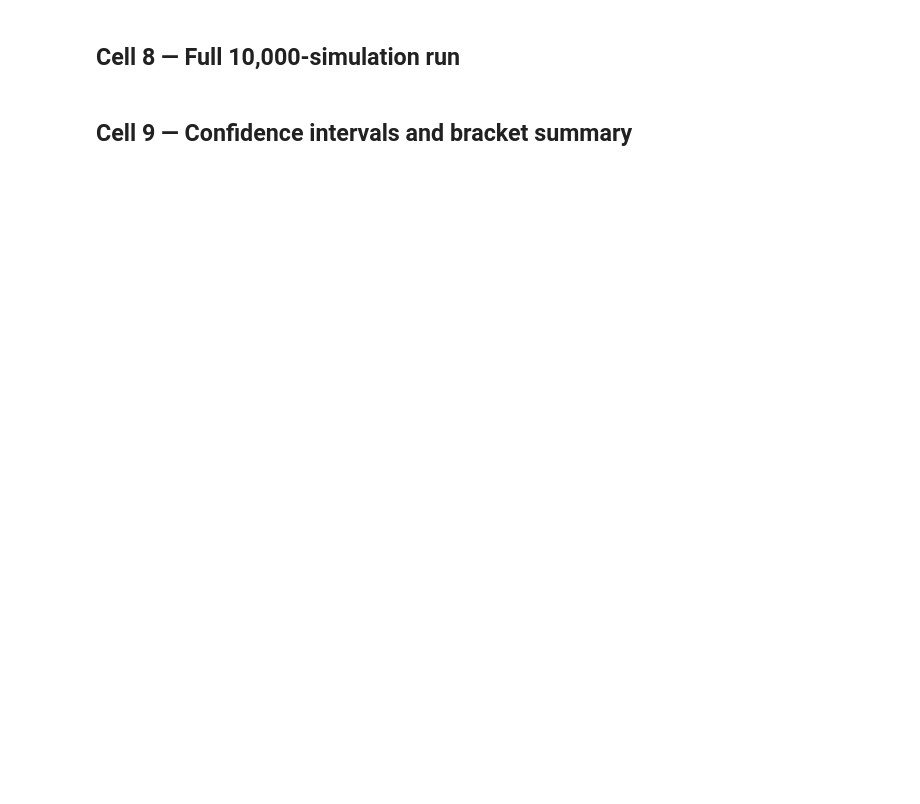
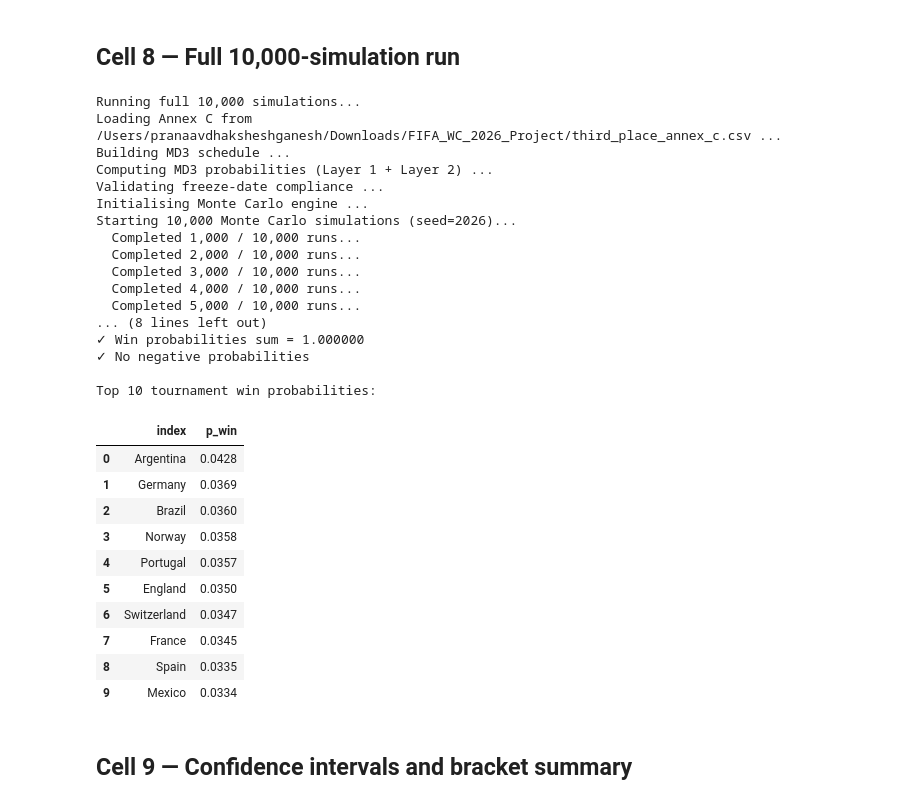
Before and after one commit to pranaavdhakshesh/fifa-world-cup-2026-forecast-engine, a Jupyter notebook: notebooks/04_simulation.ipynb, the cells around one changed output. Saved outputs shown, nothing was run; the diff lists cells and outputs as text; code cells hidden in the pictures; blank space fills up the shorter version.

```diff
--- a/notebooks/04_simulation.ipynb
+++ b/notebooks/04_simulation.ipynb
@@ -247,40 +386,66 @@ if hasattr(results_1k, "win_probabilities"):
 # %%
 print("Running full 10,000 simulations...")
 t0 = time.time()
 
 with warnings.catch_warnings():
     warnings.simplefilter("ignore")
     results = run_tournament_simulation(
+        ensemble,
+        team_features,
+        ds16,
+        ds17,
+        frozen_standings,
+        ANNEX_C,
+        fifa_ranks,
         n_simulations=10_000,
-        group_model=group_model,
-        knockout_model=knockout_model,
-        penalty_model=penalty_model,
-        team_features=team_features,
-        md3_schedule=md3_schedule,
-        ds16=ds16,
-        ds17=ds17,
-        annex_c_path=DATA_ROOT / "third_place_annex_c.csv",
         seed=2026,
     )
 
 elapsed = time.time() - t0
 print(f"10,000 simulations completed in {elapsed:.1f}s")
 
-# Core invariants
-if hasattr(results, "win_probabilities"):
-    wp = results.win_probabilities
-    if isinstance(wp, dict):
-        wp_series = pd.Series(wp)
-    else:
-        wp_series = wp
+wp = results.win_prob
+if isinstance(wp, dict):
+    wp_series = pd.Series(wp)
+else:
+    wp_series = wp
 
-    assert abs(wp_series.sum() - 1.0) < 1e-4, f"Sum of win probs = {wp_series.sum()}"
-    assert (wp_series >= 0).all(), "Negative win probabilities found"
-    print(f"\n✓ Win probabilities sum = {wp_series.sum():.6f}")
-    print(f"✓ No negative probabilities")
+assert abs(wp_series.sum() - 1.0) < 1e-4, f"Sum of win probs = {wp_series.sum()}"
+assert (wp_series >= 0).all(), "Negative win probabilities found"
+print(f"\n✓ Win probabilities sum = {wp_series.sum():.6f}")
+print(f"✓ No negative probabilities")
 
-    print("\nTop 10 tournament win probabilities:")
-    display(wp_series.sort_values(ascending=False).head(10).rename("p_win").reset_index())
+print("\nTop 10 tournament win probabilities:")
+display(wp_series.sort_values(ascending=False).head(10).rename("p_win").reset_index())
+# %% [output]
+Running full 10,000 simulations...
+Loading Annex C from /Users/pranaavdhaksheshganesh/Downloads/FIFA_WC_2026_Project/third_place_annex_c.csv ...
+Building MD3 schedule ...
+Computing MD3 probabilities (Layer 1 + Layer 2) ...
+Validating freeze-date compliance ...
+Initialising Monte Carlo engine ...
+Starting 10,000 Monte Carlo simulations (seed=2026)...
+  Completed 1,000 / 10,000 runs...
+  Completed 2,000 / 10,000 runs...
+  Completed 3,000 / 10,000 runs...
+  Completed 4,000 / 10,000 runs...
+  Completed 5,000 / 10,000 runs...
+... (8 lines left out)
+✓ Win probabilities sum = 1.000000
+✓ No negative probabilities
+
+Top 10 tournament win probabilities:
+|  | index | p_win |
+| 0 | Argentina | 0.0428 |
+| 1 | Germany | 0.0369 |
+| 2 | Brazil | 0.0360 |
+| 3 | Norway | 0.0358 |
+| 4 | Portugal | 0.0357 |
+| 5 | England | 0.0350 |
+| 6 | Switzerland | 0.0347 |
+| 7 | France | 0.0345 |
+| 8 | Spain | 0.0335 |
+| 9 | Mexico | 0.0334 |
 # %% [markdown]
 ## Cell 9 — Confidence intervals and bracket summary
 # %%
```
Also changed, not shown: parts of 12 cells of this notebook, 22 other files.
